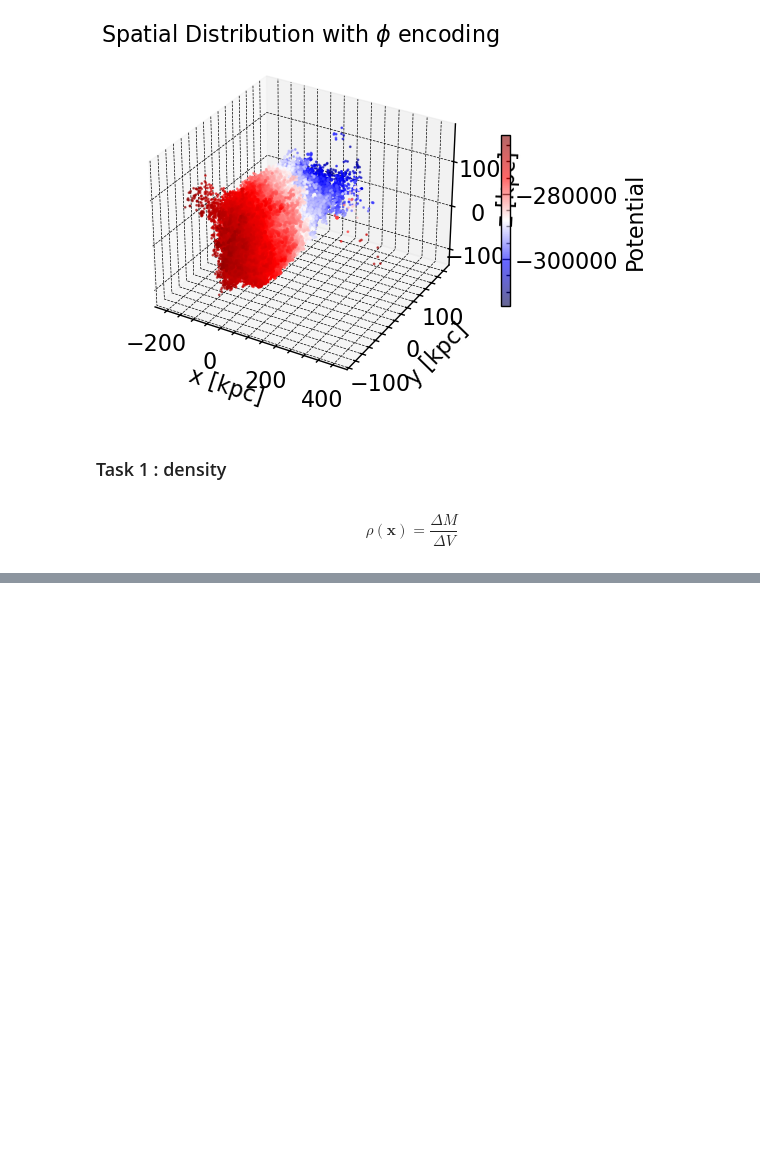
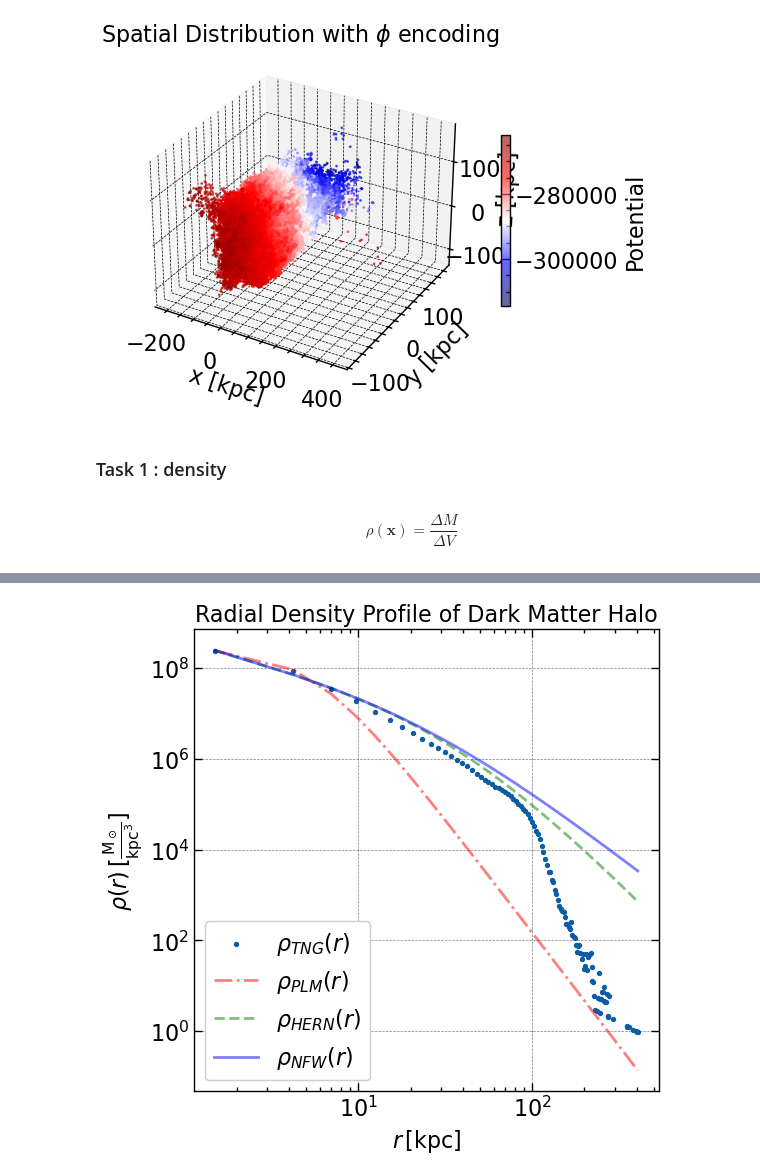
Before and after one commit to Jitskeverheecke/TANA_Project, a Jupyter notebook: project.ipynb, the cells around one changed output, grey strips where cells are left out. Saved outputs shown, nothing was run; the diff lists cells and outputs as text; code cells hidden in the pictures; blank space fills up the shorter version.

```diff
--- a/project.ipynb
+++ b/project.ipynb
@@ -195,0 +273,12 @@ plt.show()
+# %%
+popt_plummer, pcov_plummer = curve_fit(rho_plummer, r_j.value, rho_j.value, p0=[20, 1e8])
+popt_Hernquist, pcov_Hernquist = curve_fit(rho_Hernquist, r_j.value, rho_j.value, p0=[20, 1e8], maxfev=10000)
+popt_Jaffe, pcov_Jaffe = curve_fit(rho_Jaffe, r_j.value, rho_j.value, p0=[30, 1e8], maxfev=10000)
+popt_NFW, pcov_NFW = curve_fit(rho_NFW, r_j.value, rho_j.value, p0=[70, 1e9], maxfev=10000)
+popt_dpl, pcov_dpl = curve_fit(DPL, r_j.value, rho_j.value, p0=[50, 4, 1e9, 2], maxfev=10000)
+# %%
+rho_plummer_j = rho_plummer(r_j, b=popt_plummer[0]*kpc, rho0=popt_plummer[1])
+rho_Hernquist_j = rho_Hernquist(r_j, b=popt_Hernquist[0]*kpc, rho0=popt_Hernquist[1])
+rho_Jaffe_j = rho_Jaffe(r_j, b=popt_Jaffe[0]*kpc, rho0=popt_Jaffe[1])
+rho_NFW_j = rho_NFW(r_j, b=popt_NFW[0]*kpc, rho0=popt_NFW[1])
+rho_DPL_j = DPL(r_j, b=popt_dpl[0]*kpc, beta=popt_dpl[1], rho0=popt_dpl[2], gamma=popt_dpl[3])
@@ -195,0 +288,18 @@ plt.show()
+# %%
+plt.close('all')
+plt.figure(figsize=(6,6))
+plt.scatter(r_j.value, rho_j.value, s=8, label=r'$\rho_{TNG}(r)$')
+plt.plot(r_j.value, rho_plummer_j, '-.', color='red', alpha=0.5, label=r'$\rho_{PLM}(r)$')
+plt.plot(r_j.value, rho_Hernquist_j, '--', color='green', alpha=0.5, label=r'$\rho_{HERN}(r)$')
+#plt.plot(r_j.value, rho_Jaffe_j, '-', color='orange', alpha=0.5, label=r'$\rho_{JAFFE}(r)$')
+plt.plot(r_j.value, rho_NFW_j, '-', color='blue', alpha=0.5, label=r'$\rho_{NFW}(r)$')
+#plt.plot(r_j.value, rho_DPL_j, ':', color='purple', alpha=0.5, label=r'$\rho_{DPL}(r)$')
+plt.xlabel(r'$r\,\text{[kpc]}$')
+plt.ylabel(r'$\rho(r)\, [\frac{\text{M}_\odot}{\text{kpc}^3}]$')
+plt.title('Radial Density Profile of Dark Matter Halo')
+plt.legend()
+plt.yscale('log')
+plt.xscale('log')
+plt.show()
+# %% [output]
+[figure, added]
```
Also changed, not shown: parts of 23 cells of this notebook.
